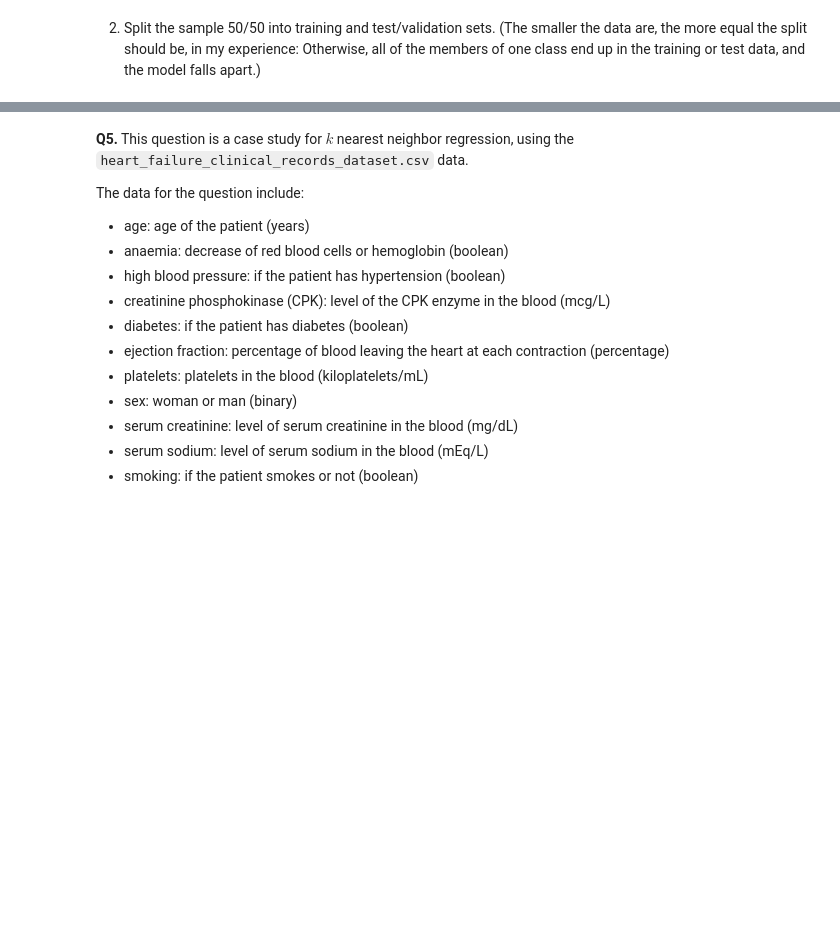
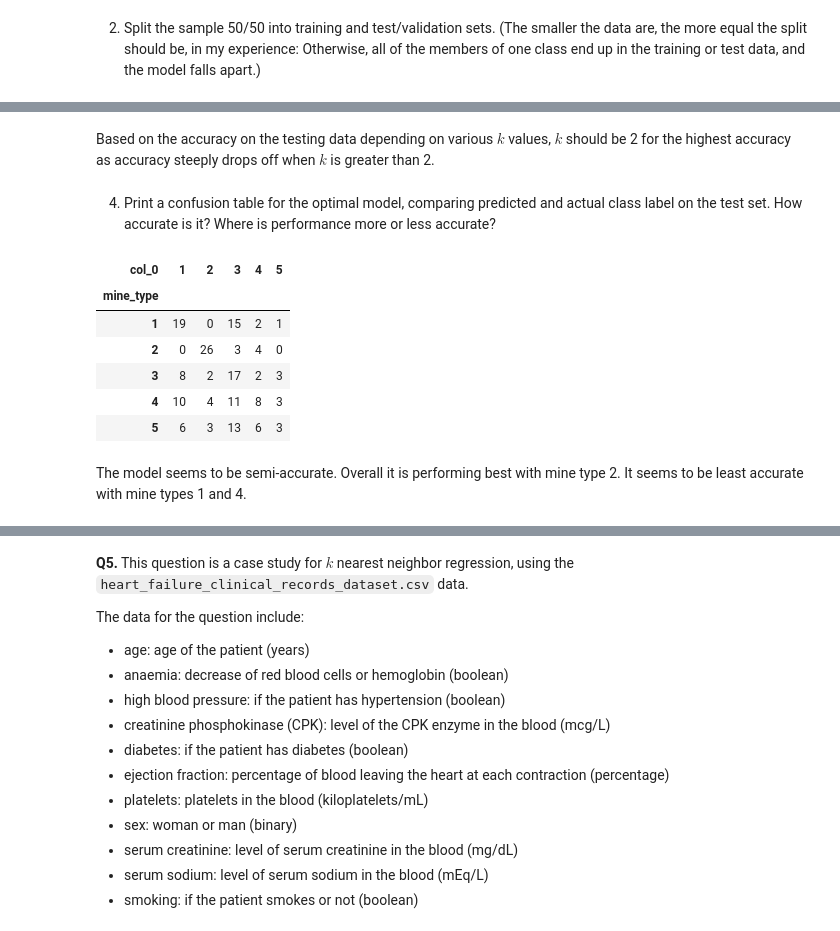
Before and after one commit to aileenkent/knn, a Jupyter notebook: assignment/assignment_knn.ipynb, the cells around one changed output, grey strips where cells are left out. Cells and saved outputs as stored; diff of their text form; code cells hidden in the pictures; blank space fills up the shorter version.

```diff
--- a/assignment/assignment_knn.ipynb
+++ b/assignment/assignment_knn.ipynb
@@ -157,0 +187,5 @@ X = X.apply(maxmin) # normalizing X
+# %%
+## Fit optimal model:
+model = KNeighborsClassifier(n_neighbors=k_star[0]) # Create a sk model for k
+fitted_model = model.fit(X_train.values,y_train) # Train the model on our data
+y_hat = fitted_model.predict(X_test.values) # Predict values for test set
@@ -157,0 +202,16 @@ X = X.apply(maxmin) # normalizing X
+# %% [markdown]
+Based on the accuracy on the testing data depending on various $k$ values, $k$ should be 2 for the highest accuracy as accuracy steeply drops off when $k$ is greater than 2.
+# %% [markdown]
+4. Print a confusion table for the optimal model, comparing predicted and actual class label on the test set. How accurate is it? Where is performance more or less accurate?
+# %%
+pd.crosstab(y_test, y_hat)
+# %% [output]
+| col_0 | 1 | 2 | 3 | 4 | 5 |
+| mine_type |  |  |  |  |  |
+| 1 | 19 | 0 | 15 | 2 | 1 |
+| 2 | 0 | 26 | 3 | 4 | 0 |
+| 3 | 8 | 2 | 17 | 2 | 3 |
+| 4 | 10 | 4 | 11 | 8 | 3 |
+| 5 | 6 | 3 | 13 | 6 | 3 |
+# %% [markdown]
+The model seems to be semi-accurate. Overall it is performing best with mine type 2. It seems to be least accurate with mine types 1 and 4.
```
Also changed, not shown: parts of 5 cells of this notebook.
